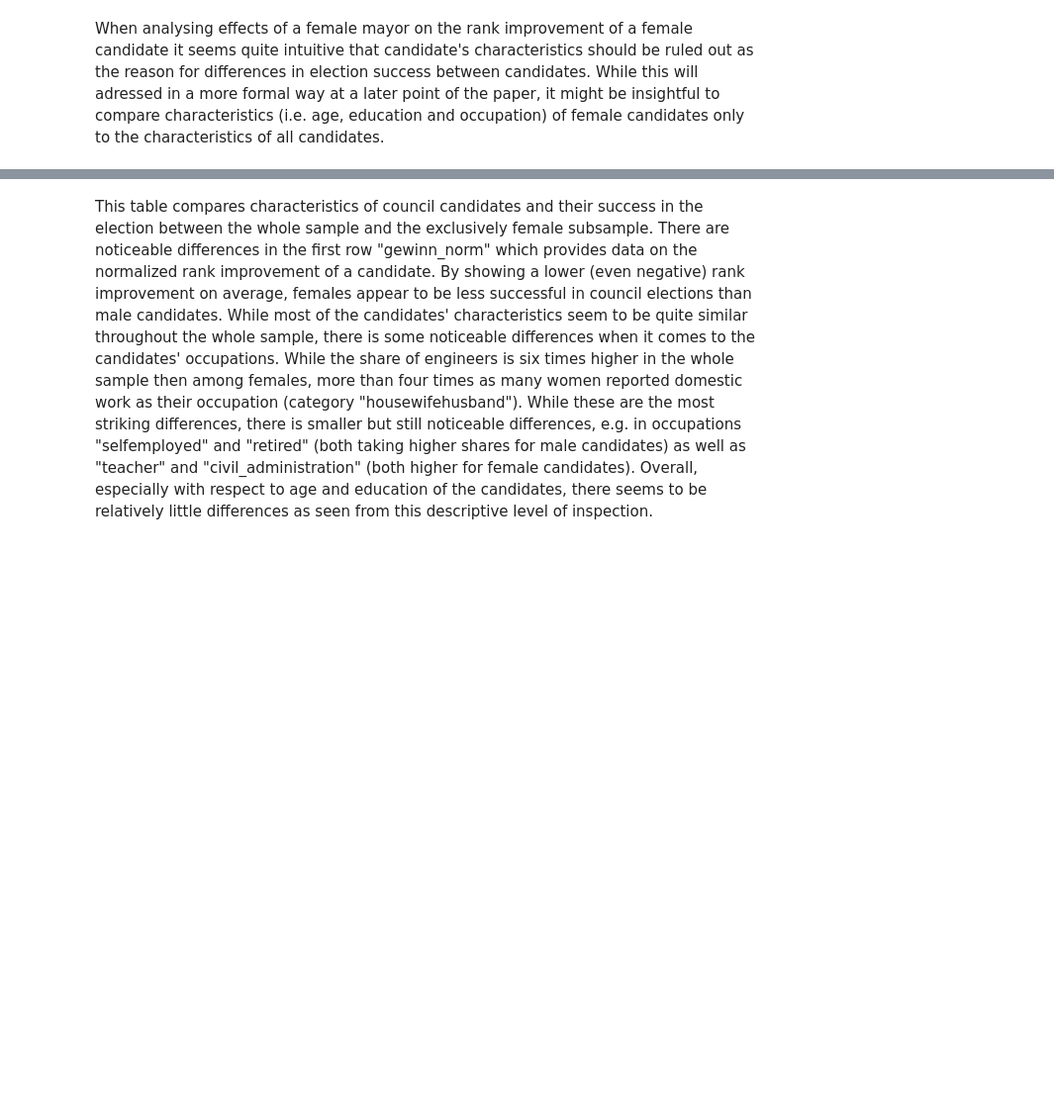
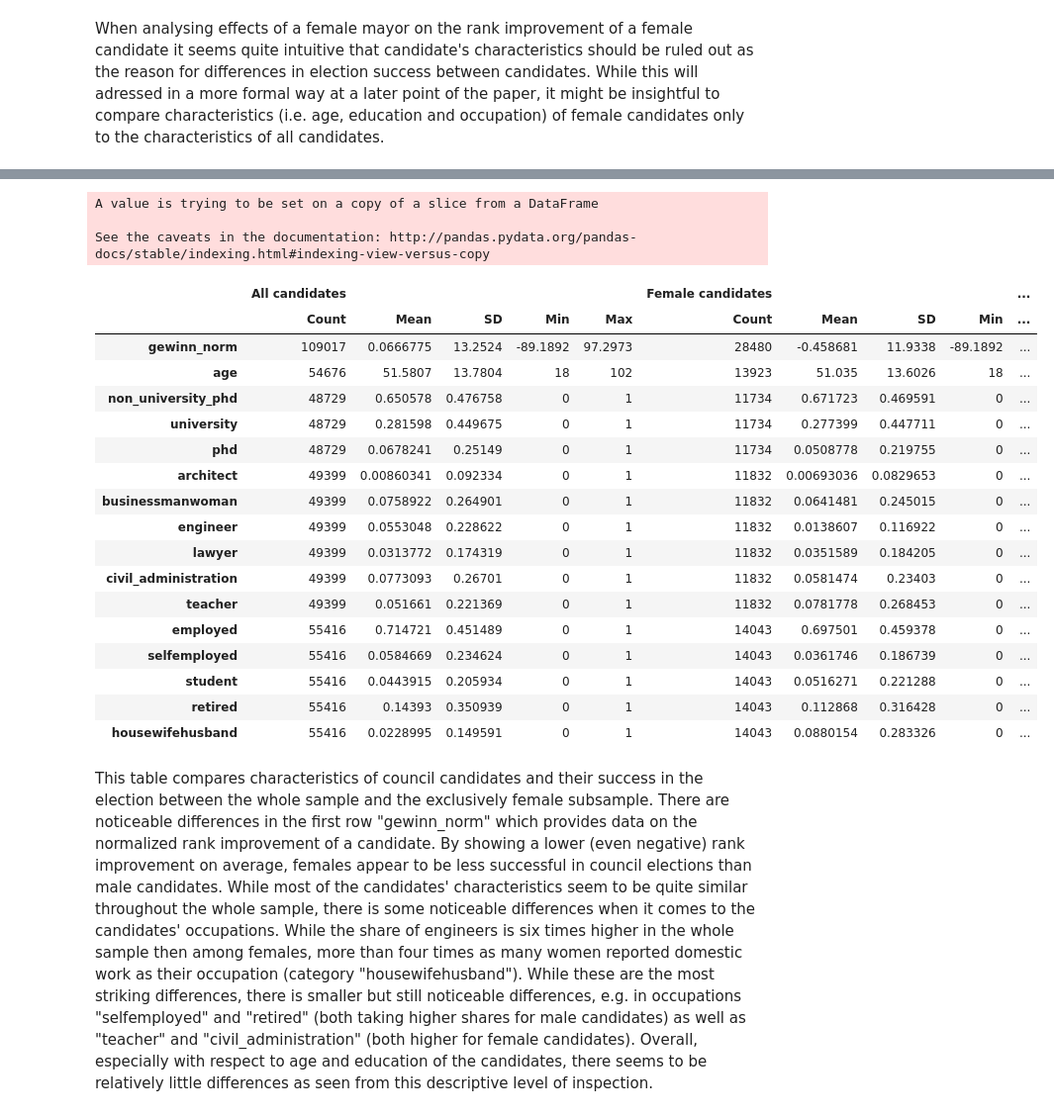
Before and after one commit to DaLueke/replication-baskeran-hessami-2018, a Jupyter notebook: student_project.ipynb, the cells around one changed output, grey strips where cells are left out. Shown at 99% size. Drawn from its saved outputs; the diff is of its cells as text; code cells hidden in the pictures; blank space fills up the shorter version.

```diff
--- a/student_project.ipynb
+++ b/student_project.ipynb
@@ -211,3 +136,28 @@ See the caveats in the documentation: http://pandas.pydata.org/pandas-docs/stabl
+# %%
+# Calculare a descriptive summary table using a function stored in the auxiliary/plots_and_fígures file
+summary_stats(df_main_dataset)
+# %% [output]
+A value is trying to be set on a copy of a slice from a DataFrame
+
+See the caveats in the documentation: http://pandas.pydata.org/pandas-docs/stable/indexing.html#indexing-view-versus-copy
+|  | All candidates |  |  |  |  | Female candidates |  |  |  | ... |
+|  | Count | Mean | SD | Min | Max | Count | Mean | SD | Min | ... |
+| gewinn_norm | 109017 | 0.0666775 | 13.2524 | -89.1892 | 97.2973 | 28480 | -0.458681 | 11.9338 | -89.1892 | ... |
+| age | 54676 | 51.5807 | 13.7804 | 18 | 102 | 13923 | 51.035 | 13.6026 | 18 | ... |
+| non_university_phd | 48729 | 0.650578 | 0.476758 | 0 | 1 | 11734 | 0.671723 | 0.469591 | 0 | ... |
+| university | 48729 | 0.281598 | 0.449675 | 0 | 1 | 11734 | 0.277399 | 0.447711 | 0 | ... |
+| phd | 48729 | 0.0678241 | 0.25149 | 0 | 1 | 11734 | 0.0508778 | 0.219755 | 0 | ... |
+| architect | 49399 | 0.00860341 | 0.092334 | 0 | 1 | 11832 | 0.00693036 | 0.0829653 | 0 | ... |
+| businessmanwoman | 49399 | 0.0758922 | 0.264901 | 0 | 1 | 11832 | 0.0641481 | 0.245015 | 0 | ... |
+| engineer | 49399 | 0.0553048 | 0.228622 | 0 | 1 | 11832 | 0.0138607 | 0.116922 | 0 | ... |
+| lawyer | 49399 | 0.0313772 | 0.174319 | 0 | 1 | 11832 | 0.0351589 | 0.184205 | 0 | ... |
+| civil_administration | 49399 | 0.0773093 | 0.26701 | 0 | 1 | 11832 | 0.0581474 | 0.23403 | 0 | ... |
+| teacher | 49399 | 0.051661 | 0.221369 | 0 | 1 | 11832 | 0.0781778 | 0.268453 | 0 | ... |
+| employed | 55416 | 0.714721 | 0.451489 | 0 | 1 | 14043 | 0.697501 | 0.459378 | 0 | ... |
+| selfemployed | 55416 | 0.0584669 | 0.234624 | 0 | 1 | 14043 | 0.0361746 | 0.186739 | 0 | ... |
+| student | 55416 | 0.0443915 | 0.205934 | 0 | 1 | 14043 | 0.0516271 | 0.221288 | 0 | ... |
+| retired | 55416 | 0.14393 | 0.350939 | 0 | 1 | 14043 | 0.112868 | 0.316428 | 0 | ... |
+| housewifehusband | 55416 | 0.0228995 | 0.149591 | 0 | 1 | 14043 | 0.0880154 | 0.283326 | 0 | ... |
 # %% [markdown]
 This table compares characteristics of council candidates and their success in the election between the whole sample and the exclusively female subsample. There are noticeable differences in the first row "gewinn_norm" which provides data on the normalized rank improvement of a candidate. By showing a lower (even negative) rank improvement on average, females appear to be less successful in council elections than male candidates.
 While most of the candidates' characteristics seem to be quite similar throughout the whole sample, there is some noticeable differences when it comes to the candidates' occupations. While the share of engineers is six times higher in the whole sample then among females, more than four times as many women reported domestic work as their occupation (category "housewifehusband").
```
Also changed, not shown: parts of 8 cells of this notebook, 2 other files.
